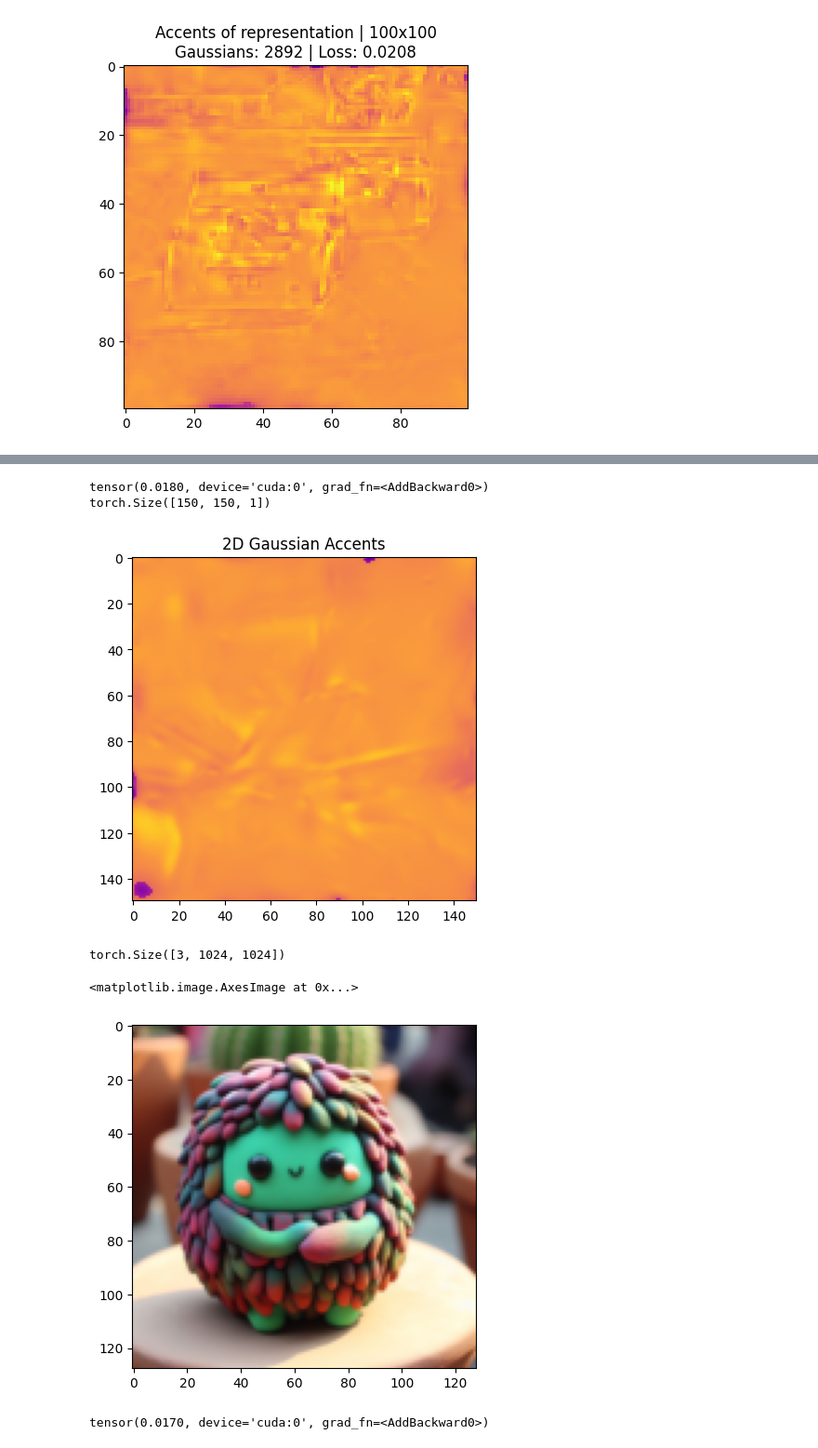
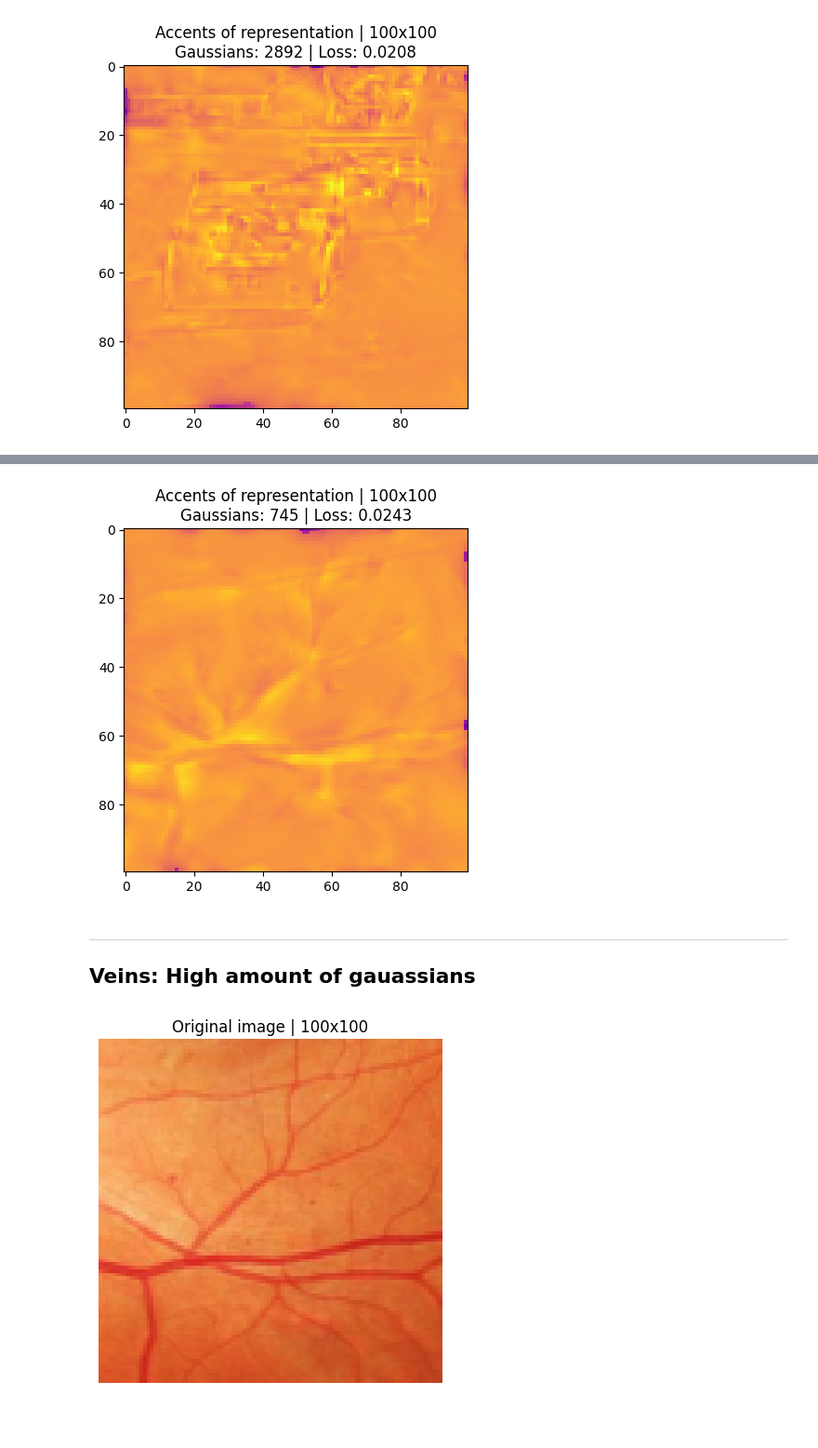
Before and after one commit to SuperVK/sparse-image-repr-bep, a Jupyter notebook: project.ipynb, the cells around one changed output, grey strips where cells are left out. Shown at 93% size. Cells and saved outputs as stored; diff of their text form; code cells hidden in the pictures; blank space fills up the shorter version.

```diff
--- a/project.ipynb
+++ b/project.ipynb
@@ -592,24 +570,4 @@ Clipping input data to the valid range for imshow with RGB data ([0..1] for floa
 # %%
-print(loss)
-mask = scale_shear.sum(1) > -7
-plot_accents((color_first[mask]), torch.zeros_like(color_second[mask]), scale_shear[mask], rotation[mask], translation[mask], 150)
+plot_accents(color_first, color_second, scale_shear, rotation, translation, 100, loss)
 # %% [output]
-tensor(0.0180, device='cuda:0', grad_fn=<AddBackward0>)
-torch.Size([150, 150, 1])
-[figure, old version]
+[figure, new version]
-# %%
-img = torchvision.transforms.functional.crop(torchvision.io.decode_image('./data/Image-01.png'), 0, 0, 1024, 1024).float()
-
-print(torchvision.io.decode_image('./data/Image-01.png').size())
-
-learning_rate = 0.01
-iterations = 500
-guassians = 2000
-
-# create a 5x5 with a black stripe in the middle
-output_z = torchvision.transforms.Resize(128)(img).to(device) / 255.0
-plt.imshow(output_z.cpu().permute(1, 2, 0), origin='upper', vmin=0, vmax=1)
-# %% [output]
-torch.Size([3, 1024, 1024])
-<matplotlib.image.AxesImage at 0x...>
-[figure, removed]
@@ -620,5 +574,10 @@ print(loss)
-# %%
-print(loss)
-plot_image(color_zeroth, (color_first), (color_second), scale_shear, rotation, translation, 128)
-# %% [output]
-tensor(0.0170, device='cuda:0', grad_fn=<AddBackward0>)
+# %% [markdown]
+---
+## Veins: High amount of gauassians
+# %%
+img = torchvision.transforms.functional.crop(torchvision.io.decode_image('./data/retinal-vessels.jpg'), 0, 0, 230, 230).float()
+output_z = torchvision.transforms.Resize(100)(img) / 255
+
+plot_original(output_z);
+# %% [output]
+[figure, added]
```
Also changed, not shown: parts of 10 cells of this notebook.
